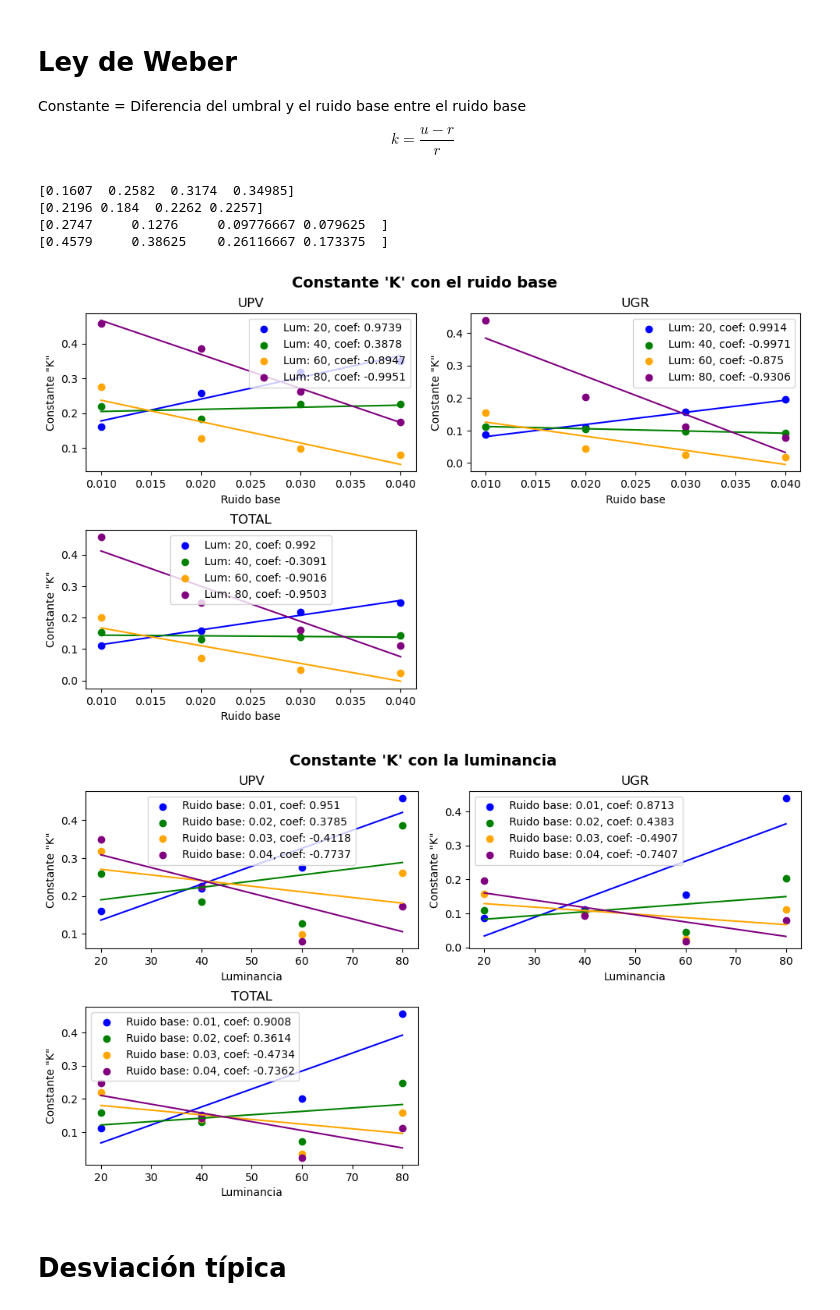
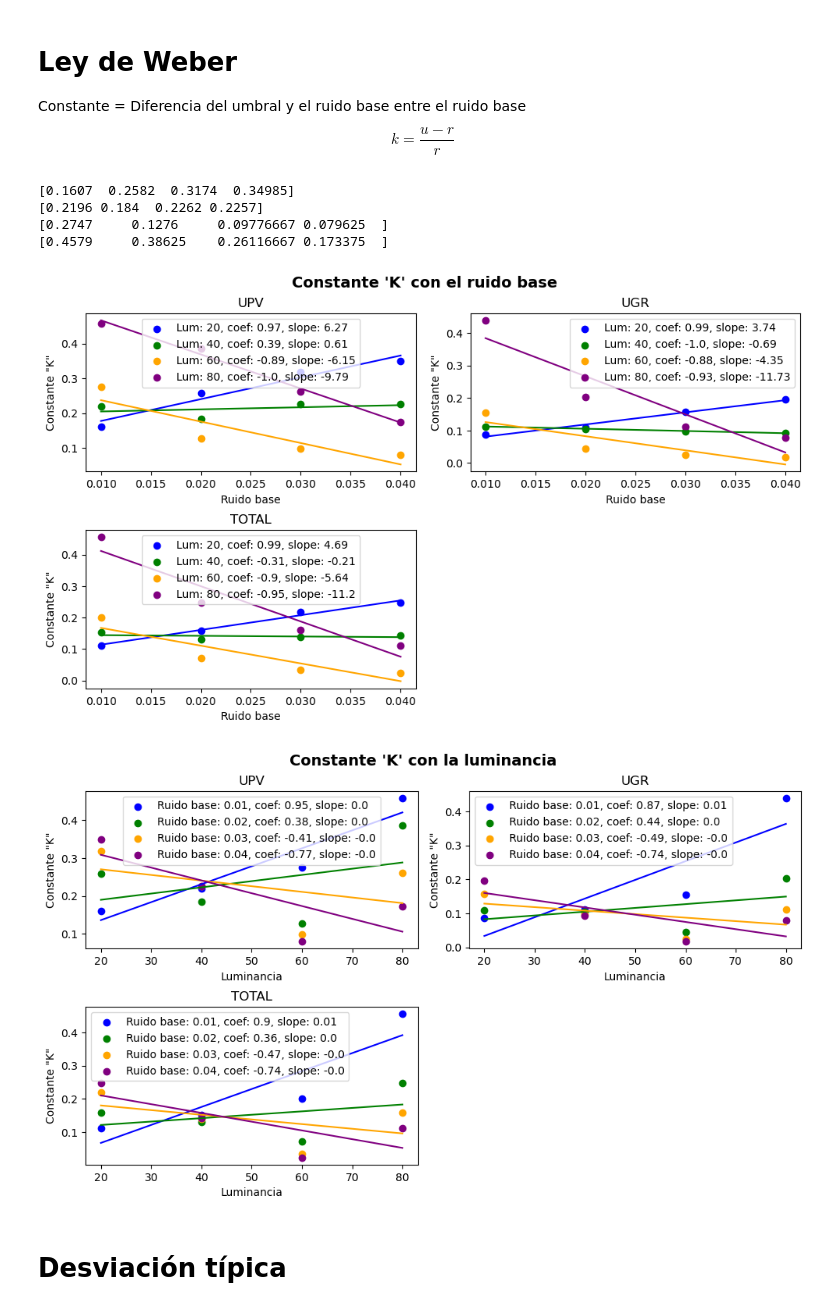
Before and after one commit to Luismikudo/tfm-noise-detection, a Jupyter notebook: plots.ipynb, the cells around one changed output. Drawn from its saved outputs; the diff is of its cells as text; code cells hidden in the pictures.

```diff
--- a/plots.ipynb
+++ b/plots.ipynb
@@ -209,8 +221,9 @@ for i, luminancia in enumerate(unique_luminancias):
     slope, intercept, r_value, p_value, std_err = linregress(luminancia_ruido_base, luminancia_diferencias)
 
     # Graficar los resultados
-    axs[0, 0].scatter(luminancia_ruido_base, luminancia_diferencias, color=colors[i], label="Lum: {}, coef: {}".format(luminancia, round(r_value,4)))
+    axs[0, 0].scatter(luminancia_ruido_base, luminancia_diferencias, color=colors[i], label="Lum: {}, coef: {}, slope: {}".format(luminancia, round(r_value,2), round(slope,2)))
     axs[0, 0].plot(luminancia_ruido_base, intercept + slope * luminancia_ruido_base, color=colors[i])
+
 
 axs[0, 0].set_title('UPV')
 axs[0, 0].set_xlabel('Ruido base')
@@ -230,7 +243,7 @@ for i, luminancia in enumerate(unique_luminancias):
     slope, intercept, r_value, p_value, std_err = linregress(luminancia_ruido_base, luminancia_diferencias)
 
     # Graficar los resultados
-    axs[0, 1].scatter(luminancia_ruido_base, luminancia_diferencias, color=colors[i], label="Lum: {}, coef: {}".format(luminancia, round(r_value,4)))
+    axs[0, 1].scatter(luminancia_ruido_base, luminancia_diferencias, color=colors[i], label="Lum: {}, coef: {}, slope: {}".format(luminancia, round(r_value,2), round(slope,2)))
     axs[0, 1].plot(luminancia_ruido_base, intercept + slope * luminancia_ruido_base, color=colors[i])
 
 axs[0, 1].set_title('UGR')
@@ -240,7 +253,9 @@ axs[0, 1].legend()
 
 ruido_base = np.array([i[0] for row in data_total for i in row])
 dif_u_r = np.array([i[1]-i[0] for row in data_total for i in row])
-
+print("Regresión de TOTAL (Incremento y ruido base)")
+print("y = b + m*x")
+print("Umbral = intercept + slope*ruido_base")
 for i, luminancia in enumerate(unique_luminancias):
     # Filtrar datos correspondientes a la luminancia actual
     luminancia_indices = np.where(luminancias == luminancia)
@@ -251,8 +266,10 @@ for i, luminancia in enumerate(unique_luminancias):
     slope, intercept, r_value, p_value, std_err = linregress(luminancia_ruido_base, luminancia_diferencias)
 
     # Graficar los resultados
-    axs[1, 0].scatter(luminancia_ruido_base, luminancia_diferencias, color=colors[i], label="Lum: {}, coef: {}".format(luminancia, round(r_value,4)))
+    axs[1, 0].scatter(luminancia_ruido_base, luminancia_diferencias, color=colors[i], label="Lum: {}, coef: {}, slope: {}".format(luminancia, round(r_value,2), round(slope,2)))
     axs[1, 0].plot(luminancia_ruido_base, intercept + slope * luminancia_ruido_base, color=colors[i])
+    for i in range(len(ruido_base_medias)):
+        print(str(luminancia_diferencias[i]) + ' = ' + str(intercept) + " + " + str(slope) + "*" + str(luminancia))
 
 axs[1, 0].set_title('TOTAL')
 axs[1, 0].set_xlabel('Ruido base')
@@ -289,7 +306,7 @@ for i, ruido in enumerate(unique_ruido_base):
     slope, intercept, r_value, p_value, std_err = linregress(ruido_base_luminancias, ruido_base_diferencias)
 
     # Graficar los resultados
-    axs[0, 0].scatter(ruido_base_luminancias, ruido_base_diferencias, color=colors[i], label="Ruido base: {}, coef: {}".format(ruido, round(r_value,4)))
+    axs[0, 0].scatter(ruido_base_luminancias, ruido_base_diferencias, color=colors[i], label="ruido: {}, coef: {}, slope: {}".format(ruido, round(r_value,2), round(slope,2)))
     axs[0, 0].plot(ruido_base_luminancias, intercept + slope * ruido_base_luminancias, color=colors[i])
 
 axs[0, 0].set_title('UPV'.format(ruido))
@@ -311,7 +328,7 @@ for i, ruido in enumerate(unique_ruido_base):
     slope, intercept, r_value, p_value, std_err = linregress(ruido_base_luminancias, ruido_base_diferencias)
 
     # Graficar los resultados
-    axs[0, 1].scatter(ruido_base_luminancias, ruido_base_diferencias, color=colors[i], label="Ruido base: {}, coef: {}".format(ruido, round(r_value,4)))
+    axs[0, 1].scatter(ruido_base_luminancias, ruido_base_diferencias, color=colors[i], label="ruido: {}, coef: {}, slope: {}".format(ruido, round(r_value,2), round(slope,2)))
     axs[0, 1].plot(ruido_base_luminancias, intercept + slope * ruido_base_luminancias, color=colors[i])
 
 axs[0, 1].set_title('UGR'.format(ruido))
@@ -322,6 +339,9 @@ axs[0, 1].legend()
 dif_u_r = np.array([i[1]-i[0] for row in data_total for i in row])
 ruido_base = np.array([i[0] for row in data_total for i in row])
 
+print("Regresión de TOTAL (Incremento y luminancia)")
+print("y = b + m*x")
+print("Umbral = intercept + slope*luminancia")
 # Realizar regresión por cada nivel de ruido base
 for i, ruido in enumerate(unique_ruido_base):
     # Filtrar datos correspondientes al ruido base actual
@@ -333,8 +353,10 @@ for i, ruido in enumerate(unique_ruido_base):
     slope, intercept, r_value, p_value, std_err = linregress(ruido_base_luminancias, ruido_base_diferencias)
 
     # Graficar los resultados
-    axs[1, 0].scatter(ruido_base_luminancias, ruido_base_diferencias, color=colors[i], label="Ruido base: {}, coef: {}".format(ruido, round(r_value,4)))
+    axs[1, 0].scatter(ruido_base_luminancias, ruido_base_diferencias, color=colors[i], label="ruido: {}, coef: {}, slope: {}".format(ruido, round(r_value,2), round(slope,2)))
     axs[1, 0].plot(ruido_base_luminancias, intercept + slope * ruido_base_luminancias, color=colors[i])
+    for i in range(len(ruido_base_diferencias)):
+        print(str(ruido_base_diferencias[i]) + ' = ' + str(intercept) + " + " + str(slope) + "*" + str(ruido))
 
 axs[1, 0].set_title('TOTAL'.format(ruido))
 axs[1, 0].set_xlabel('Luminancia')
@@ -378,7 +438,7 @@ for i, luminancia in enumerate(unique_luminancias):
     slope, intercept, r_value, p_value, std_err = linregress(luminancia_ruido_base, luminancia_k)
 
     # Graficar los resultados
-    axs[0, 0].scatter(luminancia_ruido_base, luminancia_k, color=colors[i], label="Lum: {}, coef: {}".format(luminancia, round(r_value,4)))
+    axs[0, 0].scatter(luminancia_ruido_base, luminancia_k, color=colors[i], label="Lum: {}, coef: {}, slope: {}".format(luminancia, round(r_value,2), round(slope,2)))
     axs[0, 0].plot(luminancia_ruido_base, intercept + slope * luminancia_ruido_base, color=colors[i])
 
 axs[0, 0].set_title('UPV')
@@ -399,7 +459,7 @@ for i, luminancia in enumerate(unique_luminancias):
     slope, intercept, r_value, p_value, std_err = linregress(luminancia_ruido_base, luminancia_k)
 
     # Graficar los resultados
-    axs[0, 1].scatter(luminancia_ruido_base, luminancia_k, color=colors[i], label="Lum: {}, coef: {}".format(luminancia, round(r_value,4)))
+    axs[0, 1].scatter(luminancia_ruido_base, luminancia_k, color=colors[i], label="Lum: {}, coef: {}, slope: {}".format(luminancia, round(r_value,2), round(slope,2)))
     axs[0, 1].plot(luminancia_ruido_base, intercept + slope * luminancia_ruido_base, color=colors[i])
 
 axs[0, 1].set_title('UGR')
@@ -420,7 +480,7 @@ for i, luminancia in enumerate(unique_luminancias):
     slope, intercept, r_value, p_value, std_err = linregress(luminancia_ruido_base, luminancia_k)
 
     # Graficar los resultados
-    axs[1, 0].scatter(luminancia_ruido_base, luminancia_k, color=colors[i], label="Lum: {}, coef: {}".format(luminancia, round(r_value,4)))
+    axs[1, 0].scatter(luminancia_ruido_base, luminancia_k, color=colors[i], label="Lum: {}, coef: {}, slope: {}".format(luminancia, round(r_value,2), round(slope,2)))
     axs[1, 0].plot(luminancia_ruido_base, intercept + slope * luminancia_ruido_base, color=colors[i])
 
 axs[1, 0].set_title('TOTAL')
@@ -458,7 +518,7 @@ for i, ruido in enumerate(unique_ruido_base):
     slope, intercept, r_value, p_value, std_err = linregress(ruido_base_luminancias, ruido_base_k)
 
     # Graficar los resultados
-    axs[0, 0].scatter(ruido_base_luminancias, ruido_base_k, color=colors[i], label="Ruido base: {}, coef: {}".format(ruido, round(r_value,4)))
+    axs[0, 0].scatter(ruido_base_luminancias, ruido_base_k, color=colors[i], label="ruido: {}, coef: {}, slope: {}".format(ruido, round(r_value,2), round(slope,2)))
     axs[0, 0].plot(ruido_base_luminancias, intercept + slope * ruido_base_luminancias, color=colors[i])
 
 axs[0, 0].set_title('UPV'.format(ruido))
@@ -480,7 +540,7 @@ for i, ruido in enumerate(unique_ruido_base):
     slope, intercept, r_value, p_value, std_err = linregress(ruido_base_luminancias, ruido_base_k)
 
     # Graficar los resultados
-    axs[0, 1].scatter(ruido_base_luminancias, ruido_base_k, color=colors[i], label="Ruido base: {}, coef: {}".format(ruido, round(r_value,4)))
+    axs[0, 1].scatter(ruido_base_luminancias, ruido_base_k, color=colors[i], label="ruido: {}, coef: {}, slope: {}".format(ruido, round(r_value,2), round(slope,2)))
     axs[0, 1].plot(ruido_base_luminancias, intercept + slope * ruido_base_luminancias, color=colors[i])
 
 axs[0, 1].set_title('UGR'.format(ruido))
@@ -499,36 +559,36 @@ for i, ruido in enumerate(unique_ruido_base):
     ruido_base_k = k[ruido_base_indices]
 
     # Realizar regresión lineal
     slope, intercept, r_value, p_value, std_err = linregress(ruido_base_luminancias, ruido_base_k)
 
     # Graficar los resultados
-    axs[1, 0].scatter(ruido_base_luminancias, ruido_base_k, color=colors[i], label="Ruido base: {}, coef: {}".format(ruido, round(r_value,4)))
+    axs[1, 0].scatter(ruido_base_luminancias, ruido_base_k, color=colors[i], label="ruido: {}, coef: {}, slope: {}".format(ruido, round(r_value,2), round(slope,2)))
     axs[1, 0].plot(ruido_base_luminancias, intercept + slope * ruido_base_luminancias, color=colors[i])
 
 axs[1, 0].set_title('TOTAL'.format(ruido))
 axs[1, 0].set_xlabel('Luminancia')
 axs[1, 0].set_ylabel('Constante "K"')
 axs[1, 0].legend()
 # Remover el último subplot vacío
 fig.delaxes(axs[1, 1])
 
 # Ajustar los espacios entre subplots
 plt.tight_layout()
 
 # Ajustar los espacios entre subplots
 plt.subplots_adjust(top=0.9, bottom=0.1)
 
 fig.suptitle("Constante 'K' con la luminancia", fontsize=14, fontweight='bold')
 
 # Mostrar la figura
 plt.show()
 # %% [output]
 [0.1607  0.2582  0.3174  0.34985]
 [0.2196 0.184  0.2262 0.2257]
 [0.2747     0.1276     0.09776667 0.079625  ]
 [0.4579     0.38625    0.26116667 0.173375  ]
-[figure, old version]
+[figure, new version]
-[figure, old version]
+[figure, new version]
 # %% [markdown]
 # Desviación típica
 # %%
```
Also changed, not shown: parts of 3 cells of this notebook.
